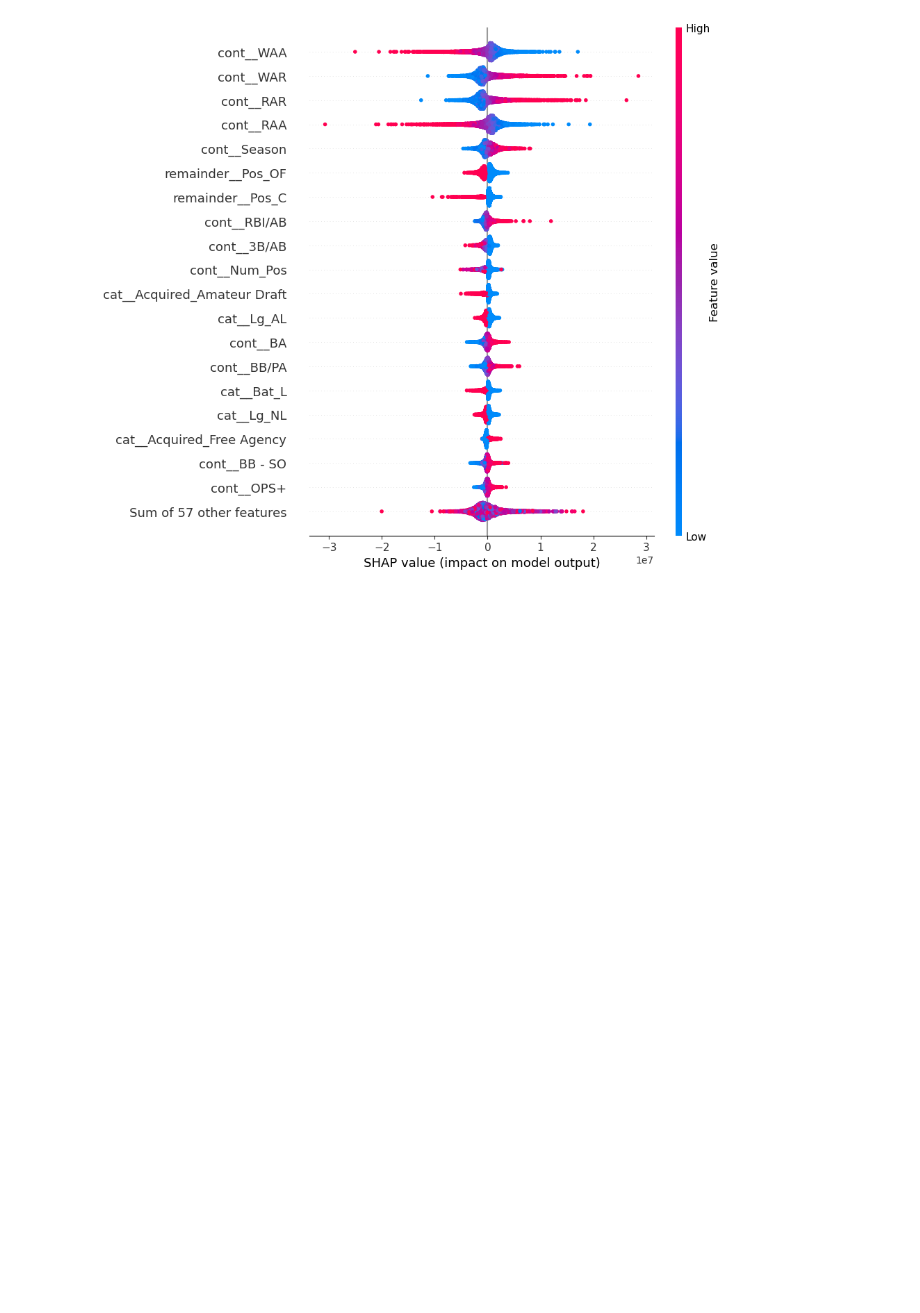
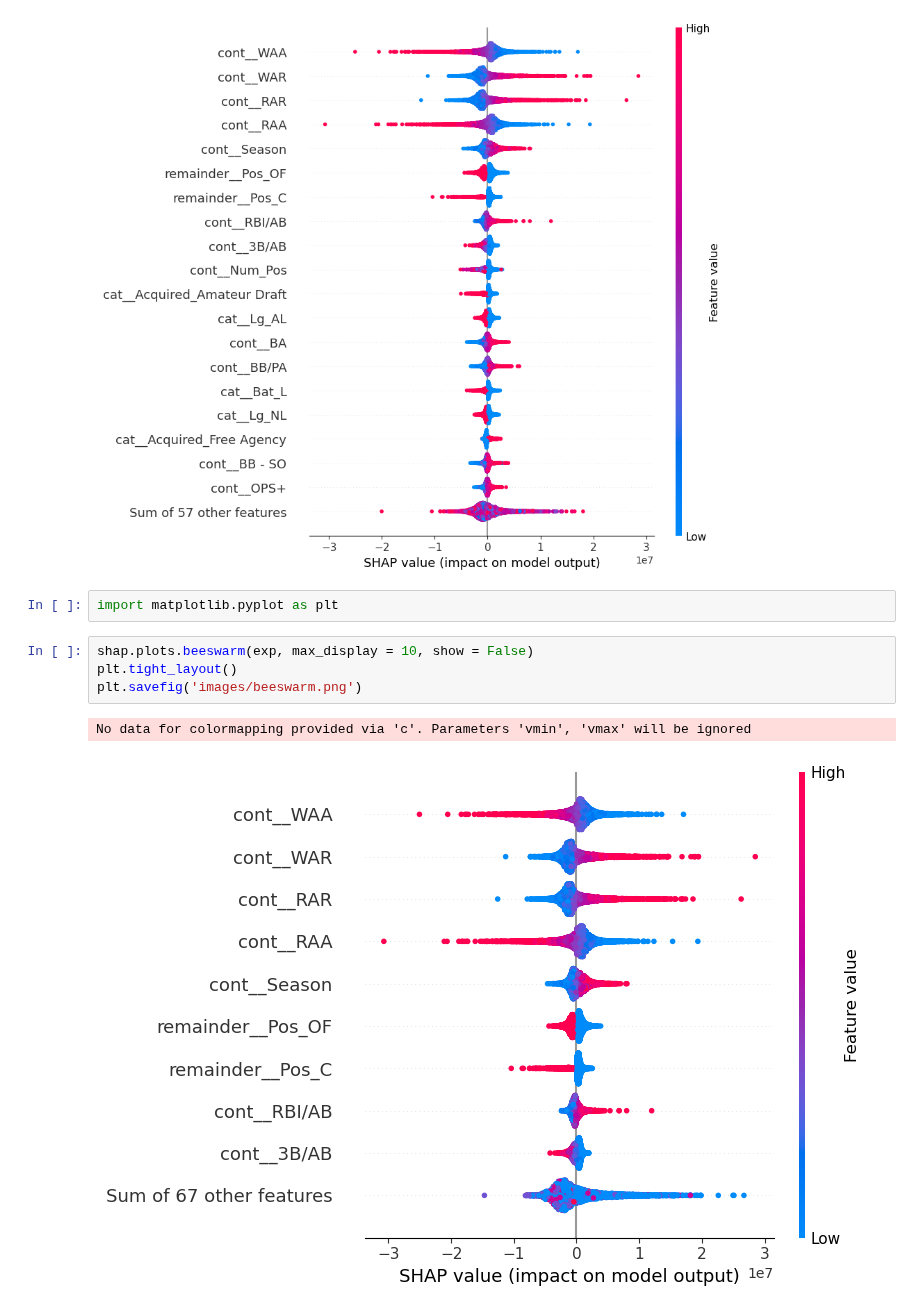
Before and after one commit to acooney613/baseball_salaries, a Jupyter notebook: shap.ipynb, the cells around one changed output. Cells and saved outputs as stored; diff of their text form; blank space fills up the shorter version.

```diff
--- a/shap.ipynb
+++ b/shap.ipynb
@@ -29,3 +74,12 @@ shap.plots.beeswarm(exp, max_display = 20)
 # %% [output]
 No data for colormapping provided via 'c'. Parameters 'vmin', 'vmax' will be ignored
 [figure]
+# %%
+import matplotlib.pyplot as plt
+# %%
+shap.plots.beeswarm(exp, max_display = 10, show = False)
+plt.tight_layout()
+plt.savefig('images/beeswarm.png')
+# %% [output]
+No data for colormapping provided via 'c'. Parameters 'vmin', 'vmax' will be ignored
+[figure, added]
```
Also changed, not shown: parts of 4 cells of this notebook, 4 other files.
